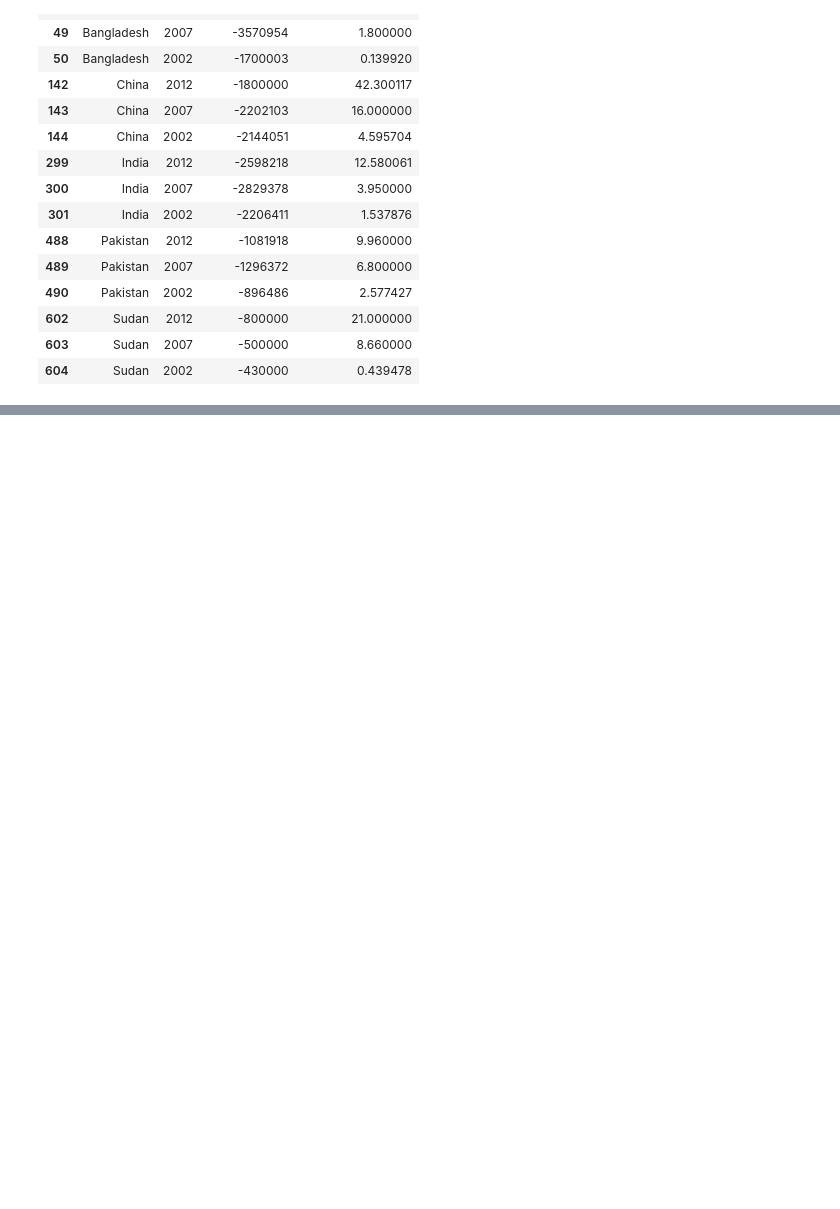
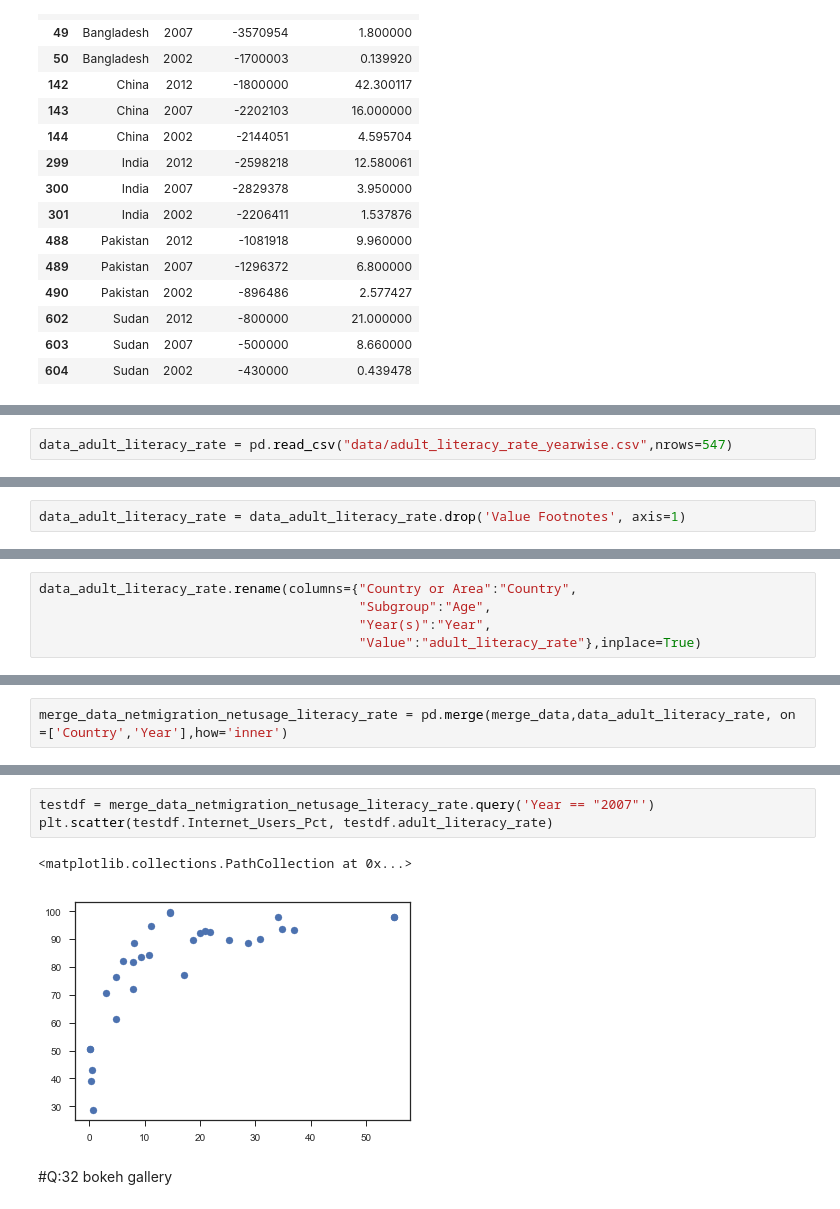
Before and after one commit to suhasinipallai/internet_migration_dq1, a Jupyter notebook: Data_Question1.ipynb, the cells around one changed output, grey strips where cells are left out. Saved outputs shown, nothing was run; the diff lists cells and outputs as text; blank space fills up the shorter version.

```diff
--- a/Data_Question1.ipynb
+++ b/Data_Question1.ipynb
@@ -551,0 +621,2 @@ low_5_grid_Net_Migration.map(plt.plot,"Year","Net_Migration",marker="o")
+# %%
+data_adult_literacy_rate = pd.read_csv("data/adult_literacy_rate_yearwise.csv",nrows=547)
@@ -551,0 +653,2 @@ low_5_grid_Net_Migration.map(plt.plot,"Year","Net_Migration",marker="o")
+# %%
+data_adult_literacy_rate = data_adult_literacy_rate.drop('Value Footnotes', axis=1)
@@ -551,0 +664,5 @@ low_5_grid_Net_Migration.map(plt.plot,"Year","Net_Migration",marker="o")
+# %%
+data_adult_literacy_rate.rename(columns={"Country or Area":"Country",
+                                         "Subgroup":"Age",
+                                         "Year(s)":"Year",
+                                         "Value":"adult_literacy_rate"},inplace=True)
@@ -551,0 +678,2 @@ low_5_grid_Net_Migration.map(plt.plot,"Year","Net_Migration",marker="o")
+# %%
+merge_data_netmigration_netusage_literacy_rate = pd.merge(merge_data,data_adult_literacy_rate, on =['Country','Year'],how='inner')
@@ -551,0 +720,8 @@ low_5_grid_Net_Migration.map(plt.plot,"Year","Net_Migration",marker="o")
+# %%
+testdf = merge_data_netmigration_netusage_literacy_rate.query('Year == "2007"')
+plt.scatter(testdf.Internet_Users_Pct, testdf.adult_literacy_rate)
+# %% [output]
+<matplotlib.collections.PathCollection at 0x...>
+[figure, added]
+# %% [markdown]
+#Q:32  bokeh gallery
```
Also changed, not shown: parts of 40 cells of this notebook, 3 other files.
